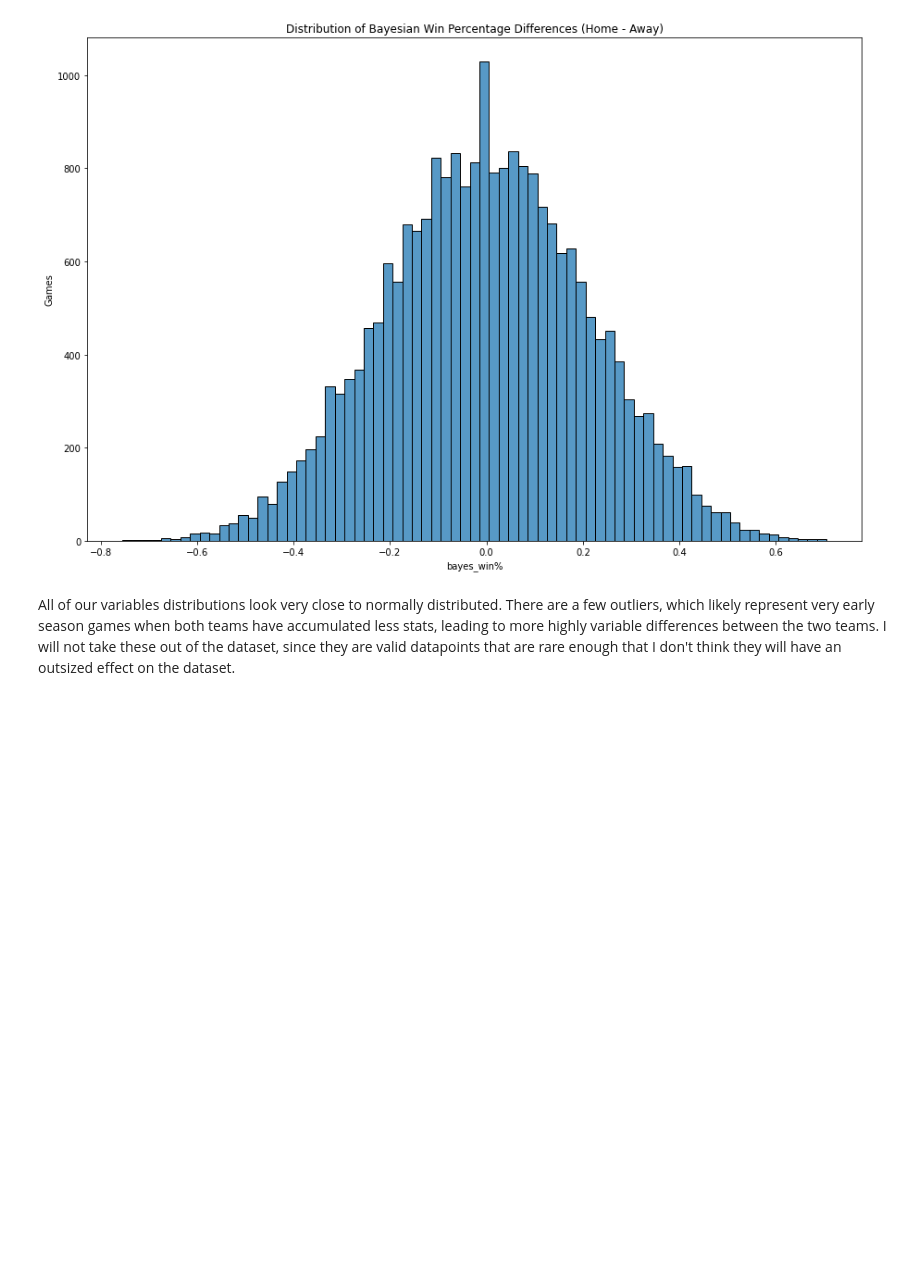
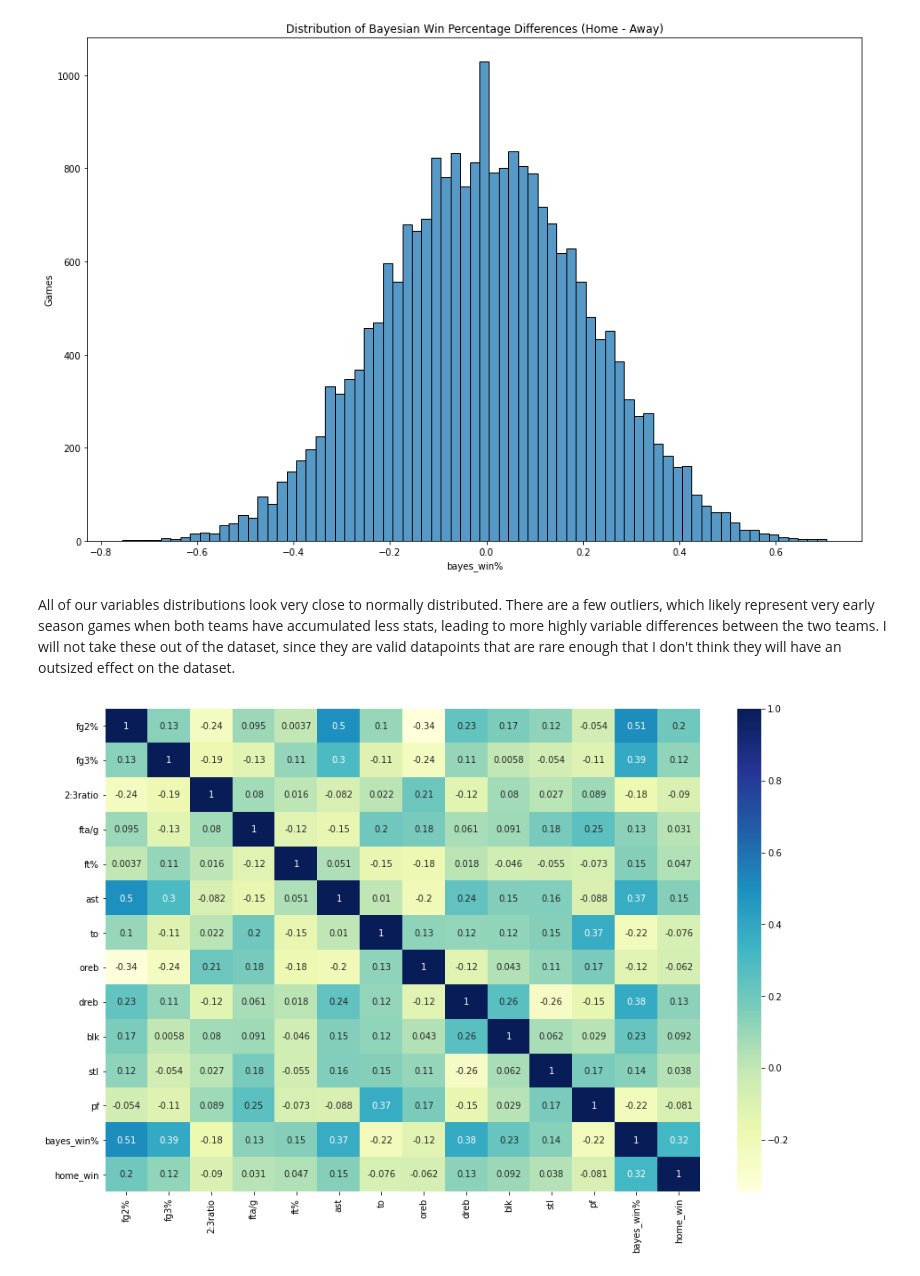
Before and after one commit to abewoycke/NBA-Projections, a Jupyter notebook: 3_EDA/NBA Projections EDA.ipynb, the cells around one changed output. Cells and saved outputs as stored; diff of their text form; code cells hidden in the pictures; blank space fills up the shorter version.

Commit message:
add Heatmap to EDA

```diff
--- a/3_EDA/NBA Projections EDA.ipynb
+++ b/3_EDA/NBA Projections EDA.ipynb
@@ -210,3 +210,9 @@ _ = plt.title('Distribution of Bayesian Win Percentage Differences (Home - Away)
 [figure]
 # %% [markdown]
 All of our variables distributions look very close to normally distributed. There are a few outliers, which likely represent very early season games when both teams have accumulated less stats, leading to more highly variable differences between the two teams. I will not take these out of the dataset, since they are valid datapoints that are rare enough that I don't think they will have an outsized effect on the dataset.
+# %%
+# heatmap, to check data relationships
+_ = plt.figure(figsize=(15,10))
+_ = sns.heatmap(df_compare.corr(),cmap="YlGnBu",annot=True)
+# %% [output]
+[figure, added]
```
Also changed, not shown: parts of 1 cell of this notebook.
